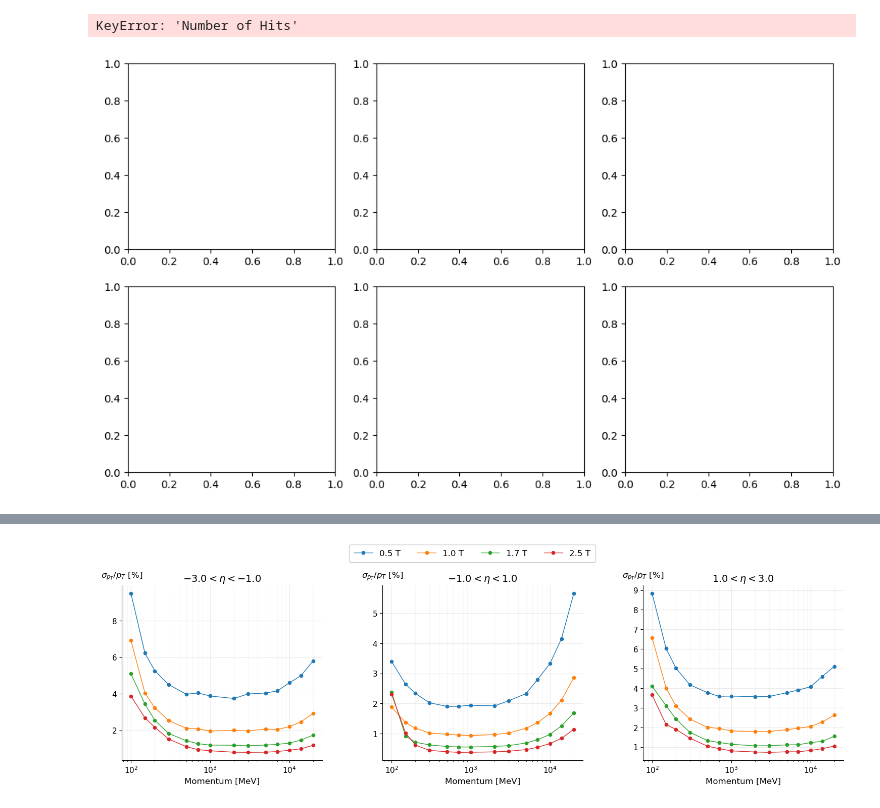
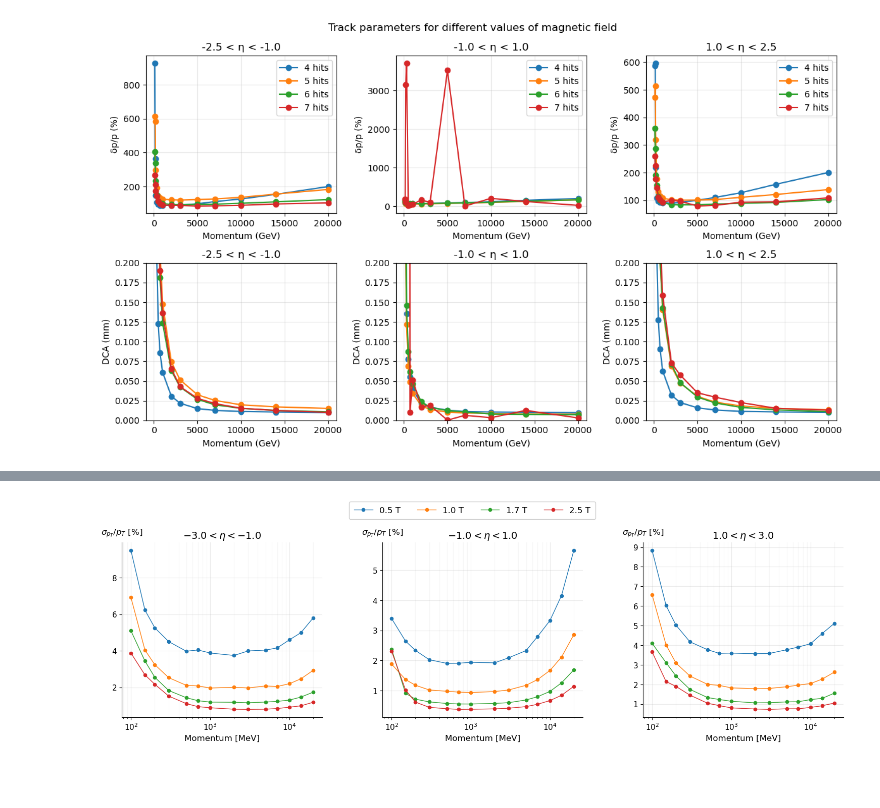
Before and after one commit to P4GAN/B8_Project, a Jupyter notebook: Analysis/tracking_performance.ipynb, the cells around one changed output, grey strips where cells are left out. Saved outputs shown, nothing was run; the diff lists cells and outputs as text; code cells hidden in the pictures; blank space fills up the shorter version.

```diff
--- a/Analysis/tracking_performance.ipynb
+++ b/Analysis/tracking_performance.ipynb
@@ -263,53 +279,43 @@ eta_bins = [
 for numHits in range(4, 8):
     df = df_1_7[df_1_7["NumHits"] == numHits]
     for i, (eta_lo, eta_hi) in enumerate(eta_bins):
-        df_eta = df[(df["Pseudorapidity"] >= eta_lo) &
-                    (df["Pseudorapidity"] < eta_hi)]
+        df_eta = df[(df["eta"] >= eta_lo) &
+                    (df["eta"] < eta_hi)]
 
-        momentum_points = sorted(df_eta["True Momentum (MeV/c)"].unique())
+        momentum_points = sorted(df_eta["True p"].unique())
         p_GeV = []
         sigma_delta_pT = []
-        mean_DCA = []
+        sigma_delta_d0 = []
 
-        for p in momentum_points[:]:
-            subset = df_eta[df_eta["True Momentum (MeV/c)"] == p]
-            if (len(subset.index) < 20):
-                continue
-            p_GeV.append(p / 1000)
+        for p in momentum_points:
+            subset = df_eta[df_eta["True p"] == p]
 
-            pT_residual = (subset["Fitted Transverse Momentum (MeV/c)"] - subset["True Transverse Momentum (MeV/c)"]) / subset["True Transverse Momentum (MeV/c)"]
-            sigma_guess = (np.percentile(pT_residual, 84) - np.percentile(pT_residual, 16)) / 2
+            true_pT = np.sqrt(subset["True pX"]**2 + subset["True pY"]**2)
 
-            mean = pT_residual.mean()
-            counts, edges = np.histogram(pT_residual, bins=50, range=(mean - 1.5 * sigma_guess, mean + 1.5 * sigma_guess))
-            mids = (edges[:-1] + edges[1:]) / 2
+            pT_residual = (subset["Fit pT"] - true_pT) / true_pT
 
-            print(numHits, p, i)
-            popt, _ = curve_fit(gaussian, mids, counts, p0=[max(counts), mids[np.argmax(counts)], sigma_guess])
-            sigma_delta_pT.append(abs(popt[2]))
-
-            mean_DCA.append(subset["DCA (mm)"].mean())
+            sigma_delta_pT.append(100.0 * gaussian_sigma(pT_residual))
+            sigma_delta_d0.append(gaussian_sigma(subset["Fit d0"]))
 
 
-        axes[0, i].plot(p_GeV, np.array(sigma_delta_pT) * 100, marker="o", label=f"{numHits} hits")
+        axes[0, i].plot(momentum_points, np.array(sigma_delta_pT) * 100, marker="o", label=f"{numHits} hits")
         axes[0, i].set_title(f"{eta_lo} < η < {eta_hi}")
         axes[0, i].set_xlabel("Momentum (GeV)")
         axes[0, i].set_ylabel("δp/p (%)")
         axes[0, i].grid(alpha=0.3)
 
-        axes[1, i].plot(p_GeV, mean_DCA, marker="o", label=f"{numHits} hits")
+        axes[1, i].plot(momentum_points, sigma_delta_d0, marker="o", label=f"{numHits} hits")
         axes[1, i].set_title(f"{eta_lo} < η < {eta_hi}")
         axes[1, i].set_xlabel("Momentum (GeV)")
         axes[1, i].set_ylabel("DCA (mm)")
         axes[1, i].grid(alpha=0.3)
         axes[1, i].set_ylim(0, 0.2)
 
 for i in range(3):
     axes[0, i].legend()
 
 plt.suptitle("Track parameters for different values of magnetic field")
 plt.tight_layout()
 plt.show()
 # %% [output]
-KeyError: 'Number of Hits'
-[figure, old version]
+[figure, new version]
```
Also changed, not shown: parts of 6 cells of this notebook, 42 other files.
